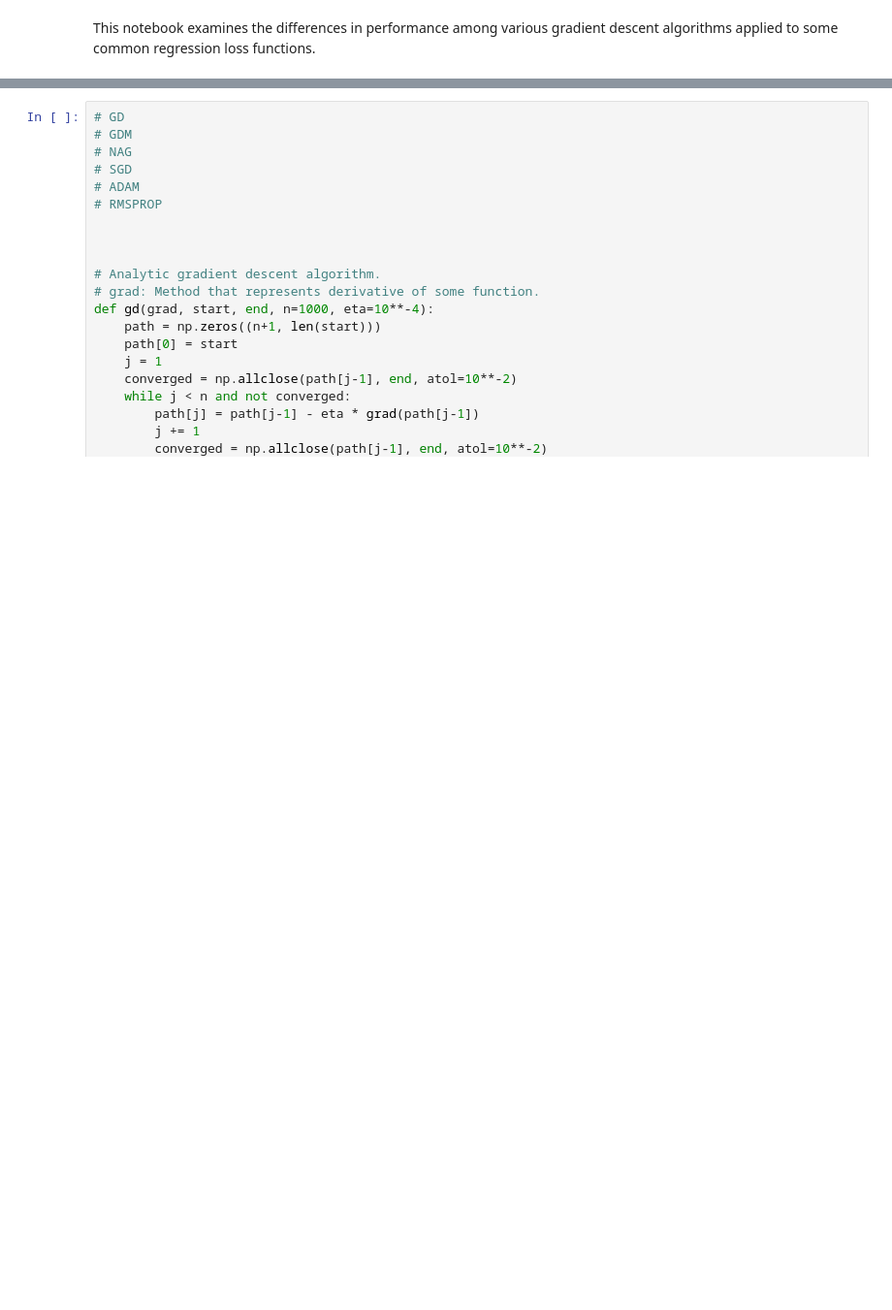
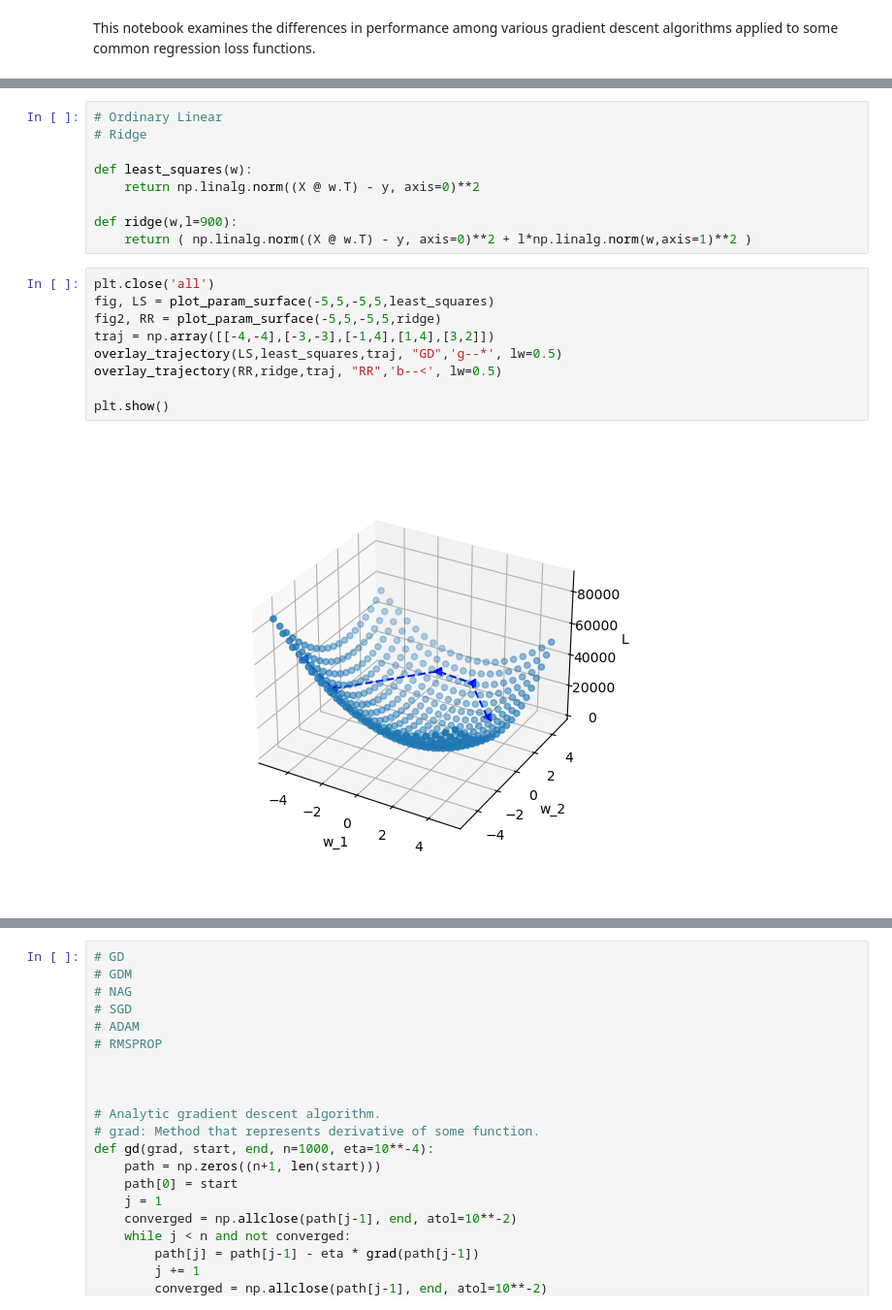
Before and after one commit to sam-vasquez/PhysMLNotebooks, a Jupyter notebook: Notebooks/2 - Gradient Descent.ipynb, the cells around one changed output, grey strips where cells are left out. Shown at 97% size. Cells and saved outputs as stored; diff of their text form; blank space fills up the shorter version.

```diff
--- a/Notebooks/2 - Gradient Descent.ipynb
+++ b/Notebooks/2 - Gradient Descent.ipynb
@@ -183,0 +63,20 @@ plt.show()
+# %%
+# Ordinary Linear
+# Ridge
+
+def least_squares(w):
+    return np.linalg.norm((X @ w.T) - y, axis=0)**2
+
+def ridge(w,l=900):
+    return ( np.linalg.norm((X @ w.T) - y, axis=0)**2 + l*np.linalg.norm(w,axis=1)**2 )
+# %%
+plt.close('all')
+fig, LS = plot_param_surface(-5,5,-5,5,least_squares)
+fig2, RR = plot_param_surface(-5,5,-5,5,ridge)
+traj = np.array([[-4,-4],[-3,-3],[-1,4],[1,4],[3,2]])
+overlay_trajectory(LS,least_squares,traj, "GD",'g--*', lw=0.5)
+overlay_trajectory(RR,ridge,traj, "RR",'b--<', lw=0.5)
+
+plt.show()
+# %% [output]
+[figure, added]
```
Also changed, not shown: parts of 7 cells of this notebook.
